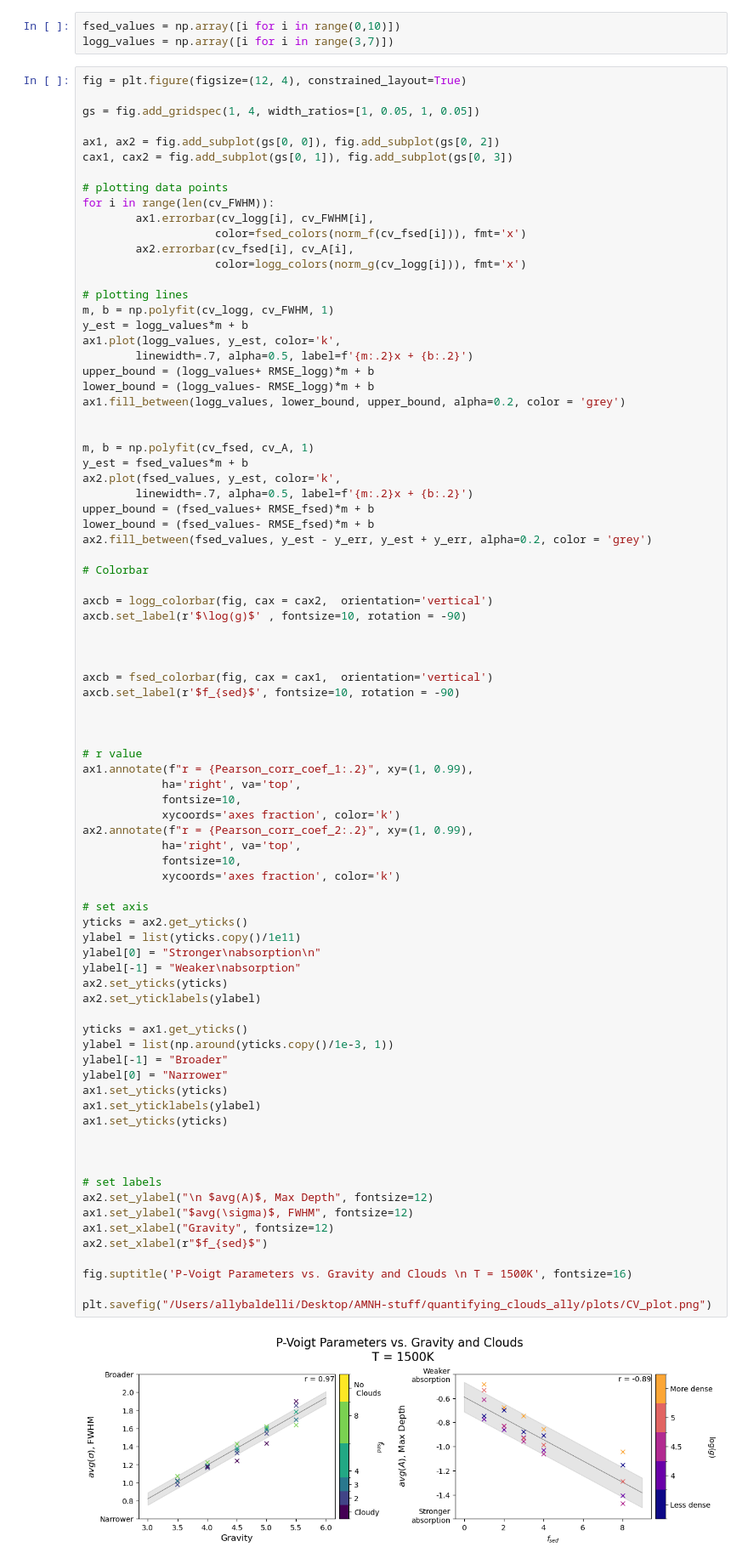
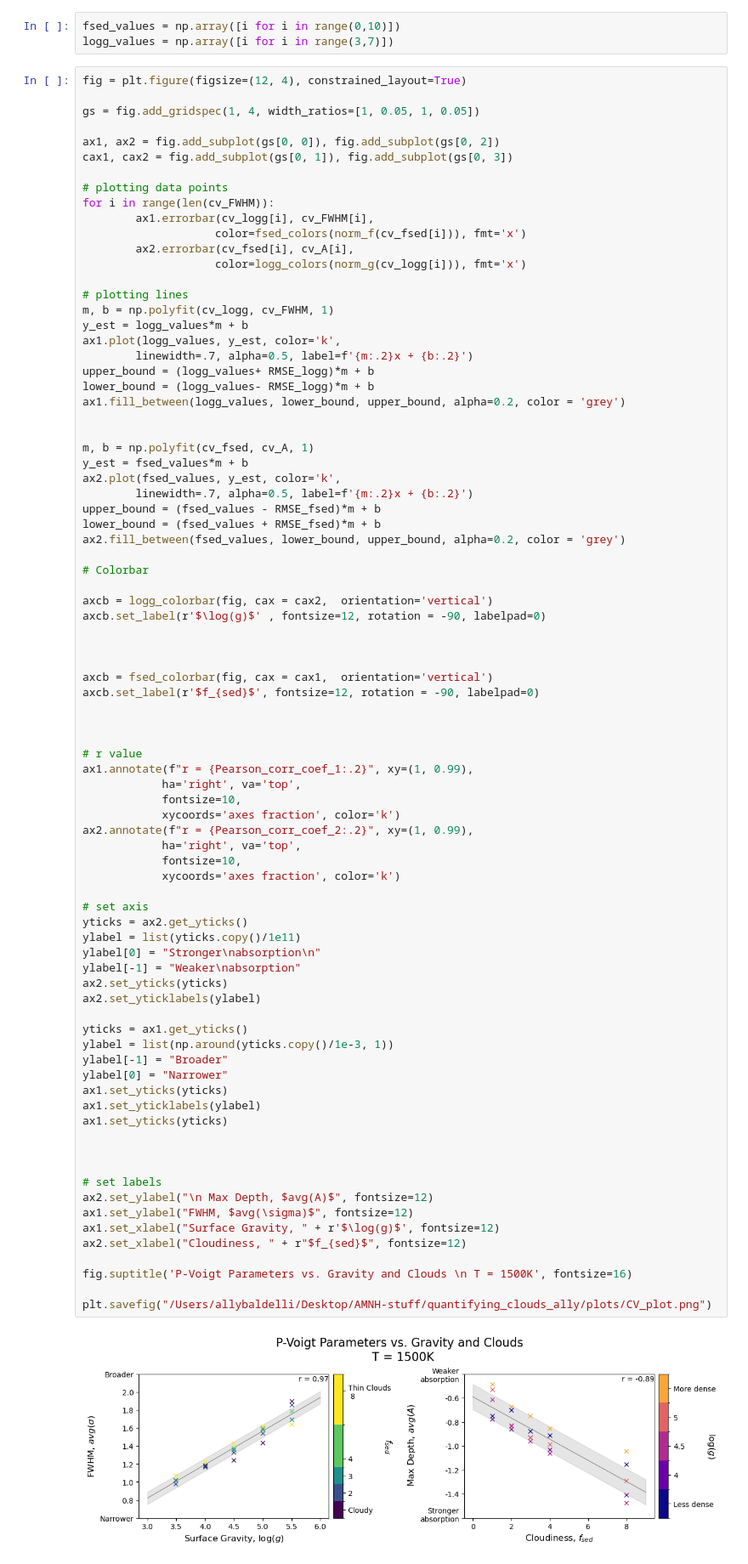
Before and after one commit to BDNYC/quantifying_clouds_ally, a Jupyter notebook: notebooks/t1500_CV.ipynb, the cells around one changed output. Shown: that part at 85% size. Saved outputs shown, nothing was run; the diff lists cells and outputs as text.

Commit message:
new color bar excluding no clouds

```diff
--- a/notebooks/t1500_CV.ipynb
+++ b/notebooks/t1500_CV.ipynb
@@ -120,19 +120,19 @@ m, b = np.polyfit(cv_fsed, cv_A, 1)
 y_est = fsed_values*m + b
 ax2.plot(fsed_values, y_est, color='k',
         linewidth=.7, alpha=0.5, label=f'{m:.2}x + {b:.2}')
-upper_bound = (fsed_values+ RMSE_fsed)*m + b
-lower_bound = (fsed_values- RMSE_fsed)*m + b
-ax2.fill_between(fsed_values, y_est - y_err, y_est + y_err, alpha=0.2, color = 'grey')
+upper_bound = (fsed_values - RMSE_fsed)*m + b
+lower_bound = (fsed_values + RMSE_fsed)*m + b
+ax2.fill_between(fsed_values, lower_bound, upper_bound, alpha=0.2, color = 'grey')
 
 # Colorbar
 
 axcb = logg_colorbar(fig, cax = cax2,  orientation='vertical')
-axcb.set_label(r'$\log(g)$' , fontsize=10, rotation = -90)
+axcb.set_label(r'$\log(g)$' , fontsize=12, rotation = -90, labelpad=0)
 
 
 
 axcb = fsed_colorbar(fig, cax = cax1,  orientation='vertical')
-axcb.set_label(r'$f_{sed}$', fontsize=10, rotation = -90)
+axcb.set_label(r'$f_{sed}$', fontsize=12, rotation = -90, labelpad=0)
 
 
 
@@ -143,35 +143,35 @@ ax1.annotate(f"r = {Pearson_corr_coef_1:.2}", xy=(1, 0.99),
             xycoords='axes fraction', color='k')
 ax2.annotate(f"r = {Pearson_corr_coef_2:.2}", xy=(1, 0.99),
             ha='right', va='top',
             fontsize=10,
             xycoords='axes fraction', color='k')
 
 # set axis
 yticks = ax2.get_yticks()
 ylabel = list(yticks.copy()/1e11)
 ylabel[0] = "Stronger\nabsorption\n"
 ylabel[-1] = "Weaker\nabsorption"
 ax2.set_yticks(yticks)
 ax2.set_yticklabels(ylabel)
 
 yticks = ax1.get_yticks()
 ylabel = list(np.around(yticks.copy()/1e-3, 1))
 ylabel[-1] = "Broader"
 ylabel[0] = "Narrower"
 ax1.set_yticks(yticks)
 ax1.set_yticklabels(ylabel)
 ax1.set_yticks(yticks)
 
 
 
 # set labels
-ax2.set_ylabel("\n $avg(A)$, Max Depth", fontsize=12)
-ax1.set_ylabel("$avg(\sigma)$, FWHM", fontsize=12)
-ax1.set_xlabel("Gravity", fontsize=12)
-ax2.set_xlabel(r"$f_{sed}$")
+ax2.set_ylabel("\n Max Depth, $avg(A)$", fontsize=12)
+ax1.set_ylabel("FWHM, $avg(\sigma)$", fontsize=12)
+ax1.set_xlabel("Surface Gravity, " + r'$\log(g)$', fontsize=12)
+ax2.set_xlabel("Cloudiness, " + r"$f_{sed}$", fontsize=12)
 
 fig.suptitle('P-Voigt Parameters vs. Gravity and Clouds \n T = 1500K', fontsize=16)
 
 plt.savefig("/Users/allybaldelli/Desktop/AMNH-stuff/quantifying_clouds_ally/plots/CV_plot.png")
 # %% [output]
-[figure, old version]
+[figure, new version]
```
Also changed, not shown: 15 other files.
